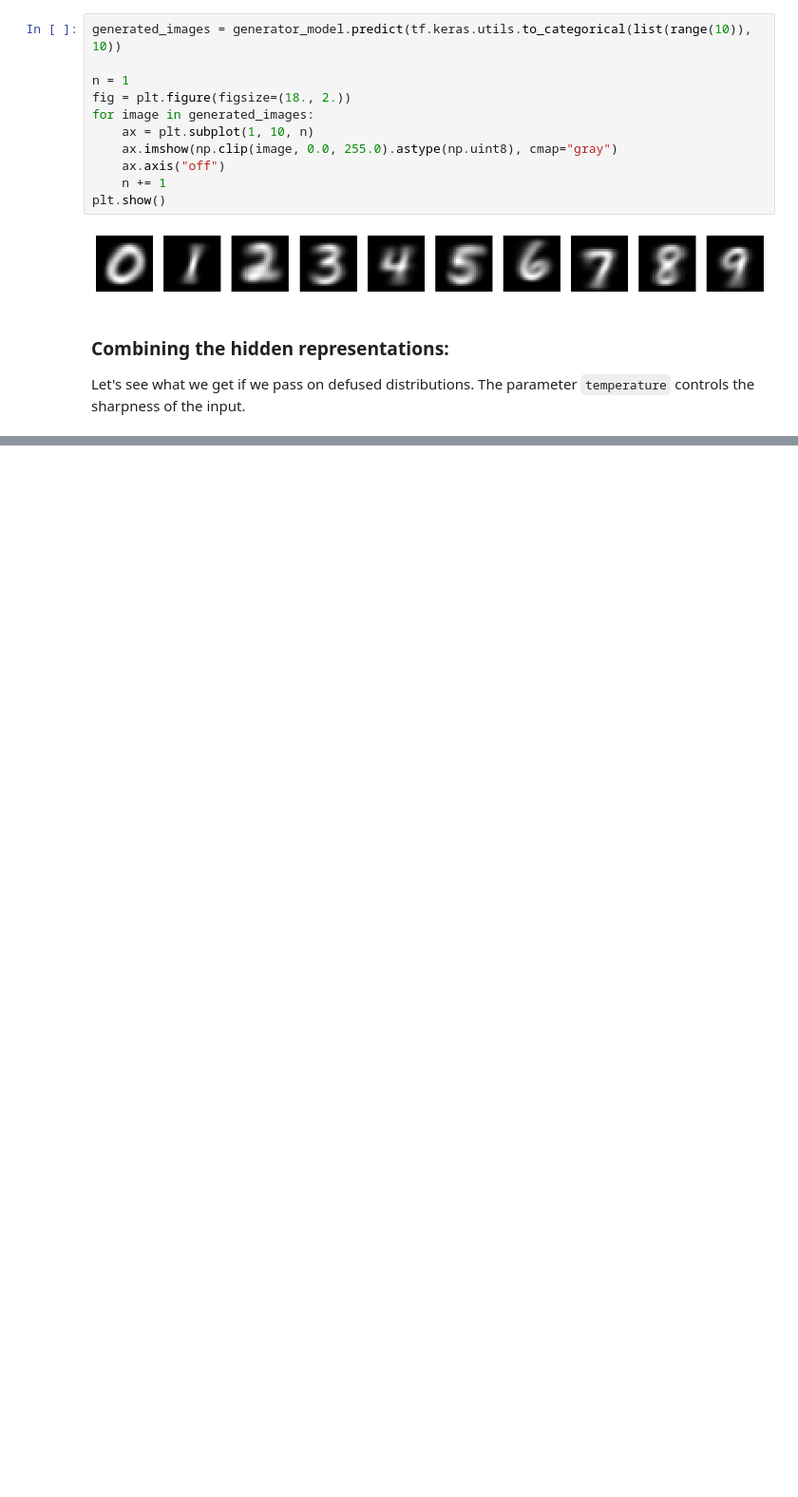
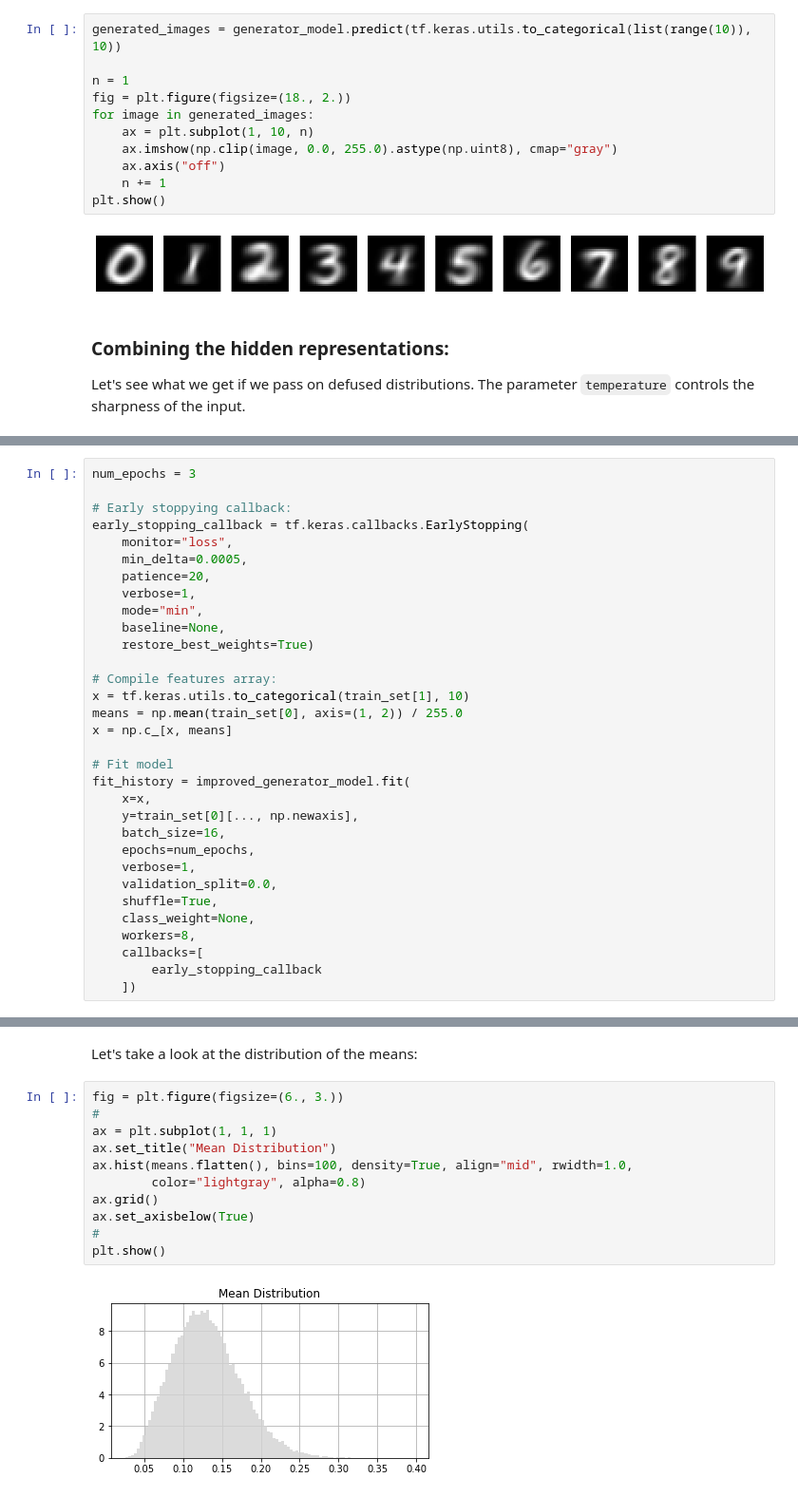
Before and after one commit to sedihub/deep_learning_research, a Jupyter notebook: gan/mnist_generative_and_discriminative_models.ipynb, the cells around one changed output, grey strips where cells are left out. Shown at 95% size. Saved outputs shown, nothing was run; the diff lists cells and outputs as text; blank space fills up the shorter version.

```diff
--- a/gan/mnist_generative_and_discriminative_models.ipynb
+++ b/gan/mnist_generative_and_discriminative_models.ipynb
@@ -360,0 +444,32 @@ plt.show()
+# %%
+num_epochs = 3
+
+# Early stoppying callback:
+early_stopping_callback = tf.keras.callbacks.EarlyStopping(
+    monitor="loss",
+    min_delta=0.0005,
+    patience=20,
+    verbose=1,
+    mode="min",
+    baseline=None,
+    restore_best_weights=True)
+
+# Compile features array:
+x = tf.keras.utils.to_categorical(train_set[1], 10)
+means = np.mean(train_set[0], axis=(1, 2)) / 255.0
+x = np.c_[x, means]
+
+# Fit model
+fit_history = improved_generator_model.fit(
+    x=x,
+    y=train_set[0][..., np.newaxis],
+    batch_size=16,
+    epochs=num_epochs,
+    verbose=1,
+    validation_split=0.0,
+    shuffle=True,
+    class_weight=None,
+    workers=8,
+    callbacks=[
+        early_stopping_callback
+    ])
@@ -360,0 +483,15 @@ plt.show()
+# %% [markdown]
+Let's take a look at the distribution of the means:
+# %%
+fig = plt.figure(figsize=(6., 3.))
+#
+ax = plt.subplot(1, 1, 1)
+ax.set_title("Mean Distribution")
+ax.hist(means.flatten(), bins=100, density=True, align="mid", rwidth=1.0,
+        color="lightgray", alpha=0.8)
+ax.grid()
+ax.set_axisbelow(True)
+#
+plt.show()
+# %% [output]
+[figure, added]
```
Also changed, not shown: parts of 15 cells of this notebook.
